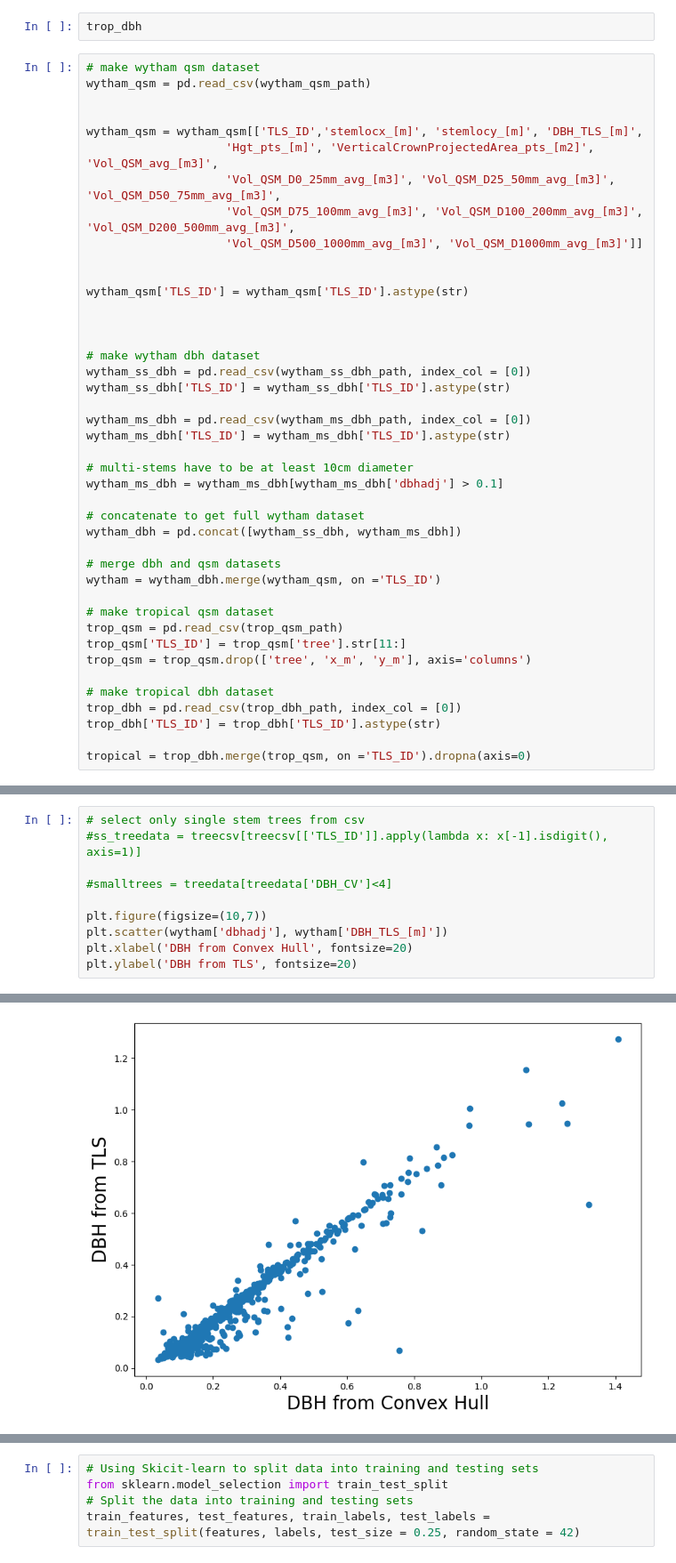
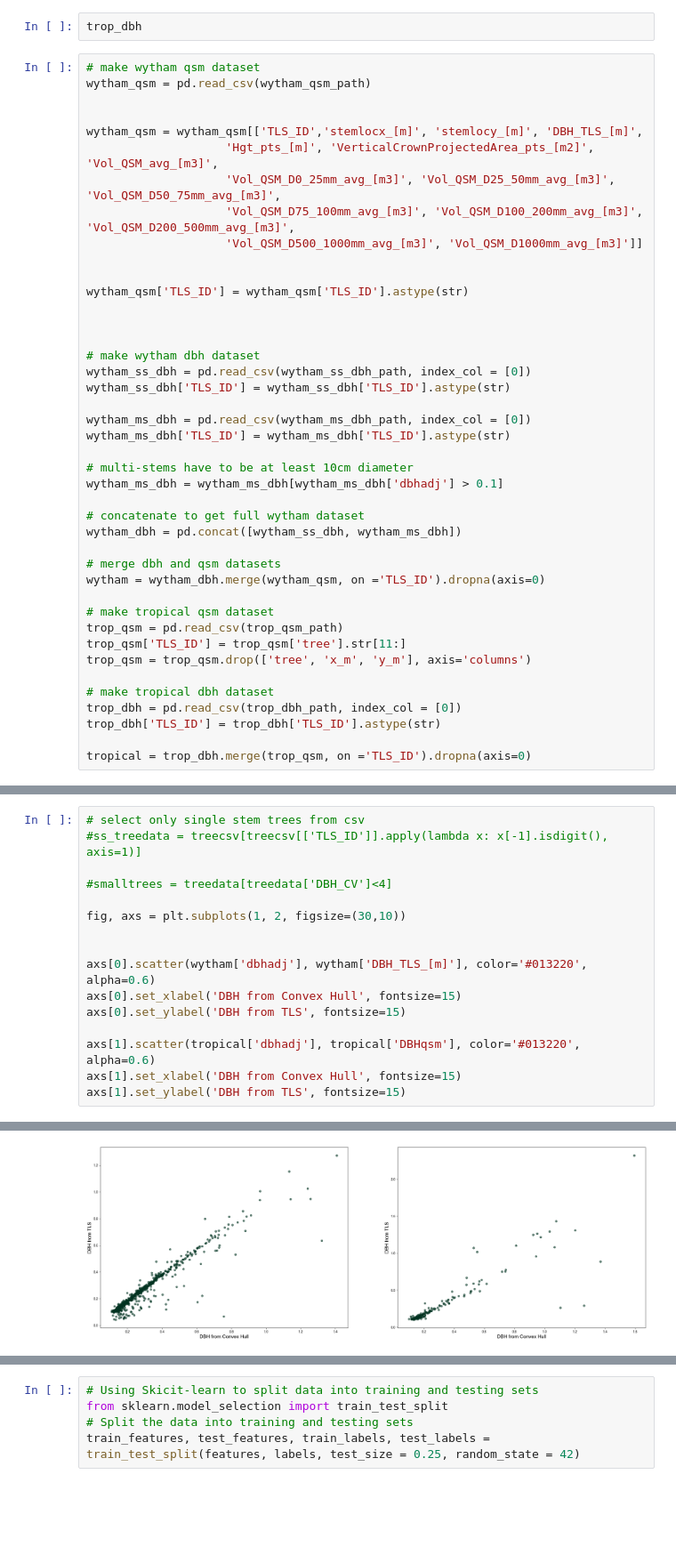
Before and after one commit to sabinenix/CloudDBH, a Jupyter notebook: PredictDBH.ipynb, the cells around one changed output, grey strips where cells are left out. Shown: that part at 89% size. Saved outputs shown, nothing was run; the diff lists cells and outputs as text; blank space fills up the shorter version.

Commit message:
Run on finalized datasets and clean plots

```diff
--- a/PredictDBH.ipynb
+++ b/PredictDBH.ipynb
@@ -65,7 +65,7 @@ wytham_ms_dbh = wytham_ms_dbh[wytham_ms_dbh['dbhadj'] > 0.1]
 wytham_dbh = pd.concat([wytham_ss_dbh, wytham_ms_dbh])
 
 # merge dbh and qsm datasets
-wytham = wytham_dbh.merge(wytham_qsm, on ='TLS_ID')
+wytham = wytham_dbh.merge(wytham_qsm, on ='TLS_ID').dropna(axis=0)
 
 # make tropical qsm dataset
 trop_qsm = pd.read_csv(trop_qsm_path)
@@ -96,13 +101,19 @@ tropical
 # %%
 # select only single stem trees from csv
 #ss_treedata = treecsv[treecsv[['TLS_ID']].apply(lambda x: x[-1].isdigit(), axis=1)]
 
 #smalltrees = treedata[treedata['DBH_CV']<4]
 
-plt.figure(figsize=(10,7))
-plt.scatter(wytham['dbhadj'], wytham['DBH_TLS_[m]'])
-plt.xlabel('DBH from Convex Hull', fontsize=20)
-plt.ylabel('DBH from TLS', fontsize=20)
+fig, axs = plt.subplots(1, 2, figsize=(30,10))
+
+
+axs[0].scatter(wytham['dbhadj'], wytham['DBH_TLS_[m]'], color='#013220', alpha=0.6)
+axs[0].set_xlabel('DBH from Convex Hull', fontsize=15)
+axs[0].set_ylabel('DBH from TLS', fontsize=15)
+
+axs[1].scatter(tropical['dbhadj'], tropical['DBHqsm'], color='#013220', alpha=0.6)
+axs[1].set_xlabel('DBH from Convex Hull', fontsize=15)
+axs[1].set_ylabel('DBH from TLS', fontsize=15)
 # %% [output]
 Text(0, 0.5, 'DBH from TLS')
-[figure, old version]
+[figure, new version]
```
Also changed, not shown: parts of 12 cells of this notebook.
